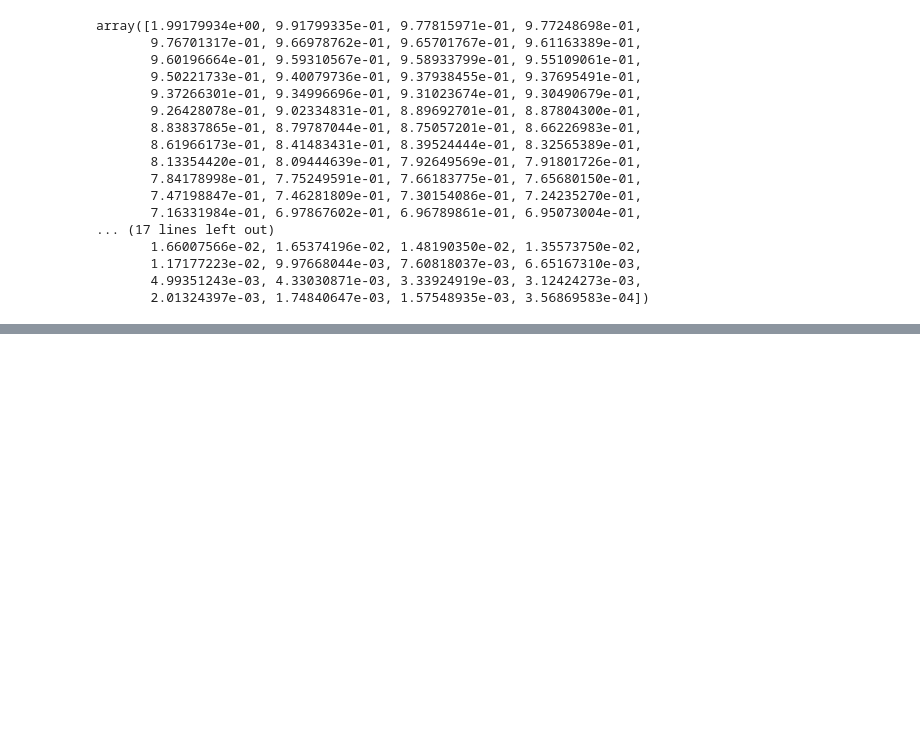
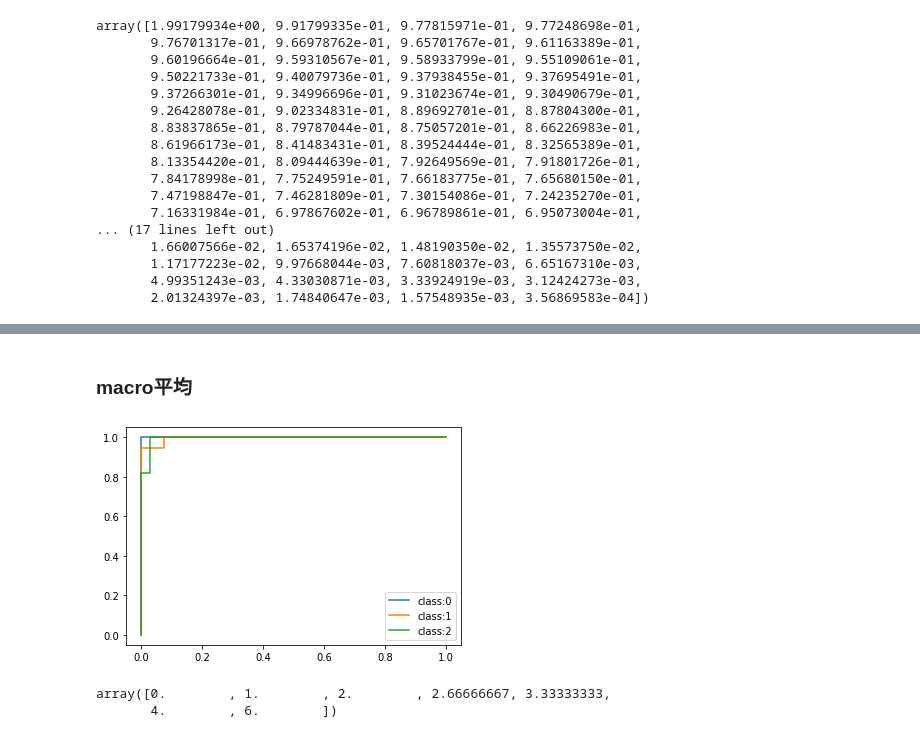
Before and after one commit to takunton/ds, a Jupyter notebook: work/ds_ml/udemy/ClassifierMetrics.ipynb, the cells around one changed output, grey strips where cells are left out. Drawn from its saved outputs; the diff is of its cells as text; code cells hidden in the pictures; blank space fills up the shorter version.

```diff
--- a/work/ds_ml/udemy/ClassifierMetrics.ipynb
+++ b/work/ds_ml/udemy/ClassifierMetrics.ipynb
@@ -272,0 +271,49 @@ array([1.99179934e+00, 9.91799335e-01, 9.77815971e-01, 9.77248698e-01,
+# %%
+# データロード
+df = sns.load_dataset('iris')
+
+# 目的変数、説明変数
+y_col = 'species'
+X = df.drop(columns=[y_col])
+y = df[y_col]
+
+# hold-out
+X_train, X_test, y_train, y_test = train_test_split(X, y, test_size=0.3, random_state=0)
+
+# 学習
+model = LogisticRegression()
+model.fit(X_train, y_train)
+
+# 予測（確率）
+y_pred_proba = model.predict_proba(X_test)
+# %% [markdown]
+### macro平均
+# %%
+# one_hot
+y_test_one_hot = label_binarize(y_test, classes=model.classes_)
+
+# roc計算
+fpr = {}
+tpr = {}
+roc_auc = {}
+n_classes = len(model.classes_)
+for i in range(n_classes):
+    fpr[i], tpr[i], _ = roc_curve(y_test_one_hot[:, i], y_pred_proba[:, i])
+    roc_auc[i] = auc(fpr[i], tpr[i])
+# %%
+# それぞれのクラスのROC
+for i in fpr.keys():
+    plt.plot(fpr[i], tpr[i], label=f'class:{i}')
+    plt.legend()
+# %% [output]
+[figure, added]
+# %%
+# 線形補完（np.interp）
+all_x = np.arange(7)
+data_x = [0, 2, 5, 6]
+data_y = [0, 2, 4, 6]
+# index:1,3,5の要素を補完
+np.interp(all_x, data_x, data_y)
+# %% [output]
+array([0.        , 1.        , 2.        , 2.66666667, 3.33333333,
+       4.        , 6.        ])
```
Also changed, not shown: parts of 9 cells of this notebook, 1 other file.
